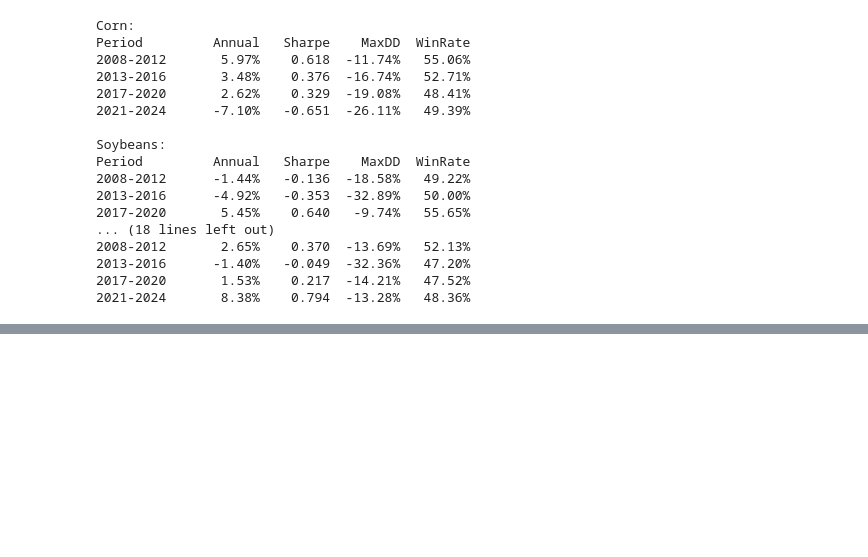
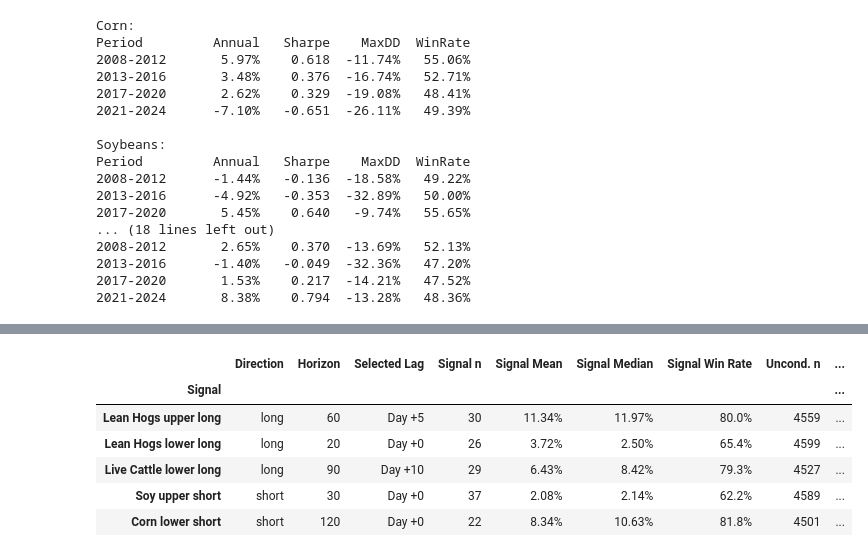
Before and after one commit to isupryaga/Commodities-Research, a Jupyter notebook: 02_signal_analysis_and_portfolio.ipynb, the cells around one changed output, grey strips where cells are left out. Drawn from its saved outputs; the diff is of its cells as text; code cells hidden in the pictures; blank space fills up the shorter version.

```diff
--- a/02_signal_analysis_and_portfolio.ipynb
+++ b/02_signal_analysis_and_portfolio.ipynb
@@ -958,0 +883,92 @@ display(master_df)
+# %%
+import numpy as np
+import pandas as pd
+from IPython.display import display, Markdown
+
+selected_lags = {
+    "Lean Hogs upper long":   5,
+    "Lean Hogs lower long":   0,
+    "Live Cattle lower long": 10,
+    "Soy upper short":        0,
+    "Corn lower short":       0,
+}
+
+def rolling_unconditional(d, close_col, horizon, direction):
+    closes = d[close_col].values
+    returns = []
+    for i in range(len(closes) - horizon):
+        entry_price = closes[i]
+        exit_price  = closes[i + horizon]
+        r = exit_price / entry_price - 1
+        if direction == "short":
+            r = -r
+        returns.append(r)
+    returns = np.array(returns)
+    return {
+        "Uncond. Mean":    np.mean(returns),
+        "Uncond. Median":  np.median(returns),
+        "Uncond. Win Rate": np.mean(returns > 0),
+        "Uncond. n":       len(returns),
+    }
+
+rows = []
+
+for spec in signal_specs:
+    d, close_col = build_signal_frame(spec)
+    event_locs   = np.where(d["entry_event"].values)[0]
+    lag_days     = selected_lags[spec["Signal"]]
+
+    # --- signal stats at selected lag ---
+    trade_returns = []
+    for signal_loc in event_locs:
+        entry_loc = signal_loc + lag_days
+        exit_loc  = signal_loc + spec["eval_horizon"]
+        if entry_loc >= len(d) or exit_loc >= len(d):
+            continue
+        if entry_loc >= exit_loc:
+            continue
+        entry_price = d[close_col].iloc[entry_loc]
+        window      = d[close_col].iloc[entry_loc : exit_loc + 1]
+        raw_path    = window / entry_price - 1
+        fav_path    = raw_path if spec["direction"] == "long" else -raw_path
+        trade_returns.append(float(fav_path.iloc[-1]))
+
+    trade_returns = np.array(trade_returns)
+
+    # --- unconditional benchmark ---
+    bench = rolling_unconditional(d, close_col, spec["eval_horizon"], spec["direction"])
+
+    rows.append({
+        "Signal":            spec["Signal"],
+        "Direction":         spec["direction"],
+        "Horizon":           spec["eval_horizon"],
+        "Selected Lag":      f"Day +{lag_days}",
+        "Signal n":          len(trade_returns),
+        "Signal Mean":       np.mean(trade_returns)               if len(trade_returns) else np.nan,
+        "Signal Median":     np.median(trade_returns)             if len(trade_returns) else np.nan,
+        "Signal Win Rate":   np.mean(trade_returns > 0)           if len(trade_returns) else np.nan,
+        "Uncond. n":         bench["Uncond. n"],
+        "Uncond. Mean":      bench["Uncond. Mean"],
+        "Uncond. Median":    bench["Uncond. Median"],
+        "Uncond. Win Rate":  bench["Uncond. Win Rate"],
+        "Edge (Mean)":       np.mean(trade_returns) - bench["Uncond. Mean"] if len(trade_returns) else np.nan,
+        "Edge (Median)":     np.median(trade_returns) - bench["Uncond. Median"] if len(trade_returns) else np.nan,
+    })
+
+comparison_df = pd.DataFrame(rows).set_index("Signal")
+
+fmt = {
+    "Signal Mean":      "{:.2%}",
+    "Signal Median":    "{:.2%}",
+    "Signal Win Rate":  "{:.1%}",
+    "Uncond. Mean":     "{:.2%}",
+    "Uncond. Median":   "{:.2%}",
+    "Uncond. Win Rate": "{:.1%}",
+    "Edge (Mean)":      "{:.2%}",
+    "Edge (Median)":    "{:.2%}",
+}
+
+display(Markdown("## Signal vs. Unconditional Rolling Benchmark"))
+display(comparison_df.style.format(fmt, na_rep="—")
+        .background_gradient(subset=["Edge (Mean)", "Edge (Median)"], cmap="RdYlGn", axis=0))
+# %% [output]
@@ -959,3 +976,10 @@ display(master_df)
+|  | Direction | Horizon | Selected Lag | Signal n | Signal Mean | Signal Median | Signal Win Rate | Uncond. n | ... |
+| Signal |  |  |  |  |  |  |  |  | ... |
+| Lean Hogs upper long | long | 60 | Day +5 | 30 | 11.34% | 11.97% | 80.0% | 4559 | ... |
+| Lean Hogs lower long | long | 20 | Day +0 | 26 | 3.72% | 2.50% | 65.4% | 4599 | ... |
+| Live Cattle lower long | long | 90 | Day +10 | 29 | 6.43% | 8.42% | 79.3% | 4527 | ... |
+| Soy upper short | short | 30 | Day +0 | 37 | 2.08% | 2.14% | 62.2% | 4589 | ... |
+| Corn lower short | short | 120 | Day +0 | 22 | 8.34% | 10.63% | 81.8% | 4501 | ... |
 # %%
 import numpy as np
 import pandas as pd
```
Also changed, not shown: parts of 17 cells of this notebook, 1 other file.
